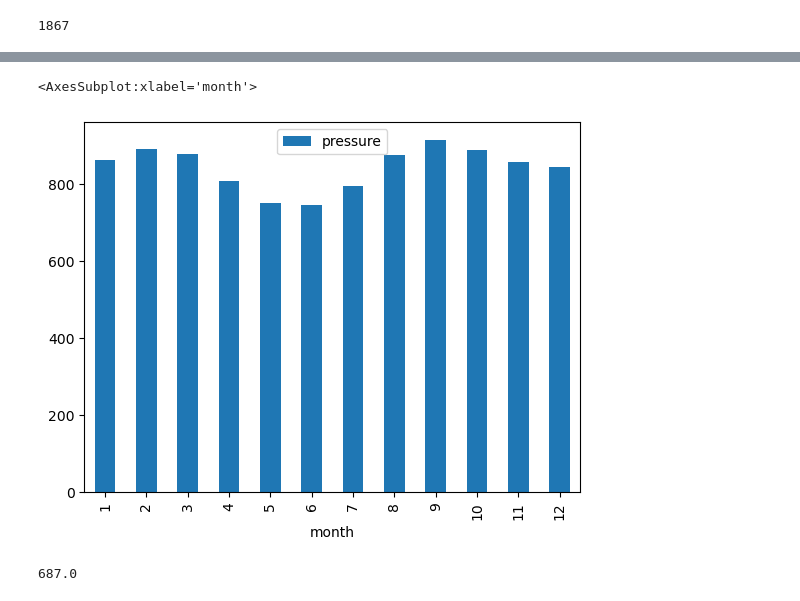
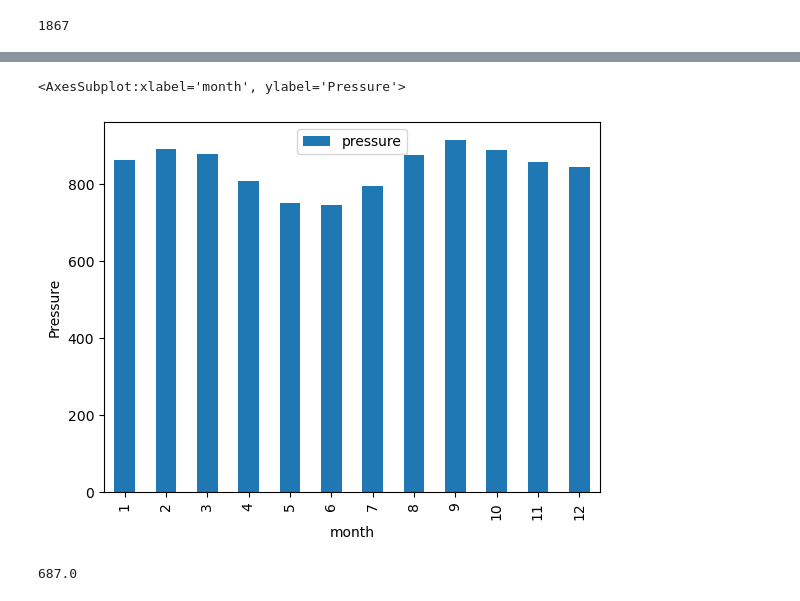
Before and after one commit to DavidJohnChartrand/Mars_Web_Scrapping, a Jupyter notebook: part_2_mars_weather.ipynb, the cells around one changed output, grey strips where cells are left out. Saved outputs shown, nothing was run; the diff lists cells and outputs as text; code cells hidden in the pictures.

```diff
--- a/part_2_mars_weather.ipynb
+++ b/part_2_mars_weather.ipynb
@@ -211,10 +212,10 @@ mars_monthly_temp.plot.bar()
 mars_monthly_pressure = mars_df[['month', 'pressure']].groupby("month").mean()
 # %%
 # Plot the average pressure by month
-mars_monthly_pressure.plot.bar()
+mars_monthly_pressure.plot.bar(ylabel = "Pressure")
 # %% [output]
-<AxesSubplot:xlabel='month'>
+<AxesSubplot:xlabel='month', ylabel='Pressure'>
-[figure, old version]
+[figure, new version]
 # %%
 # 5. How many terrestrial (earth) days are there in a Martian year?
 
```
Also changed, not shown: parts of 4 cells of this notebook.
